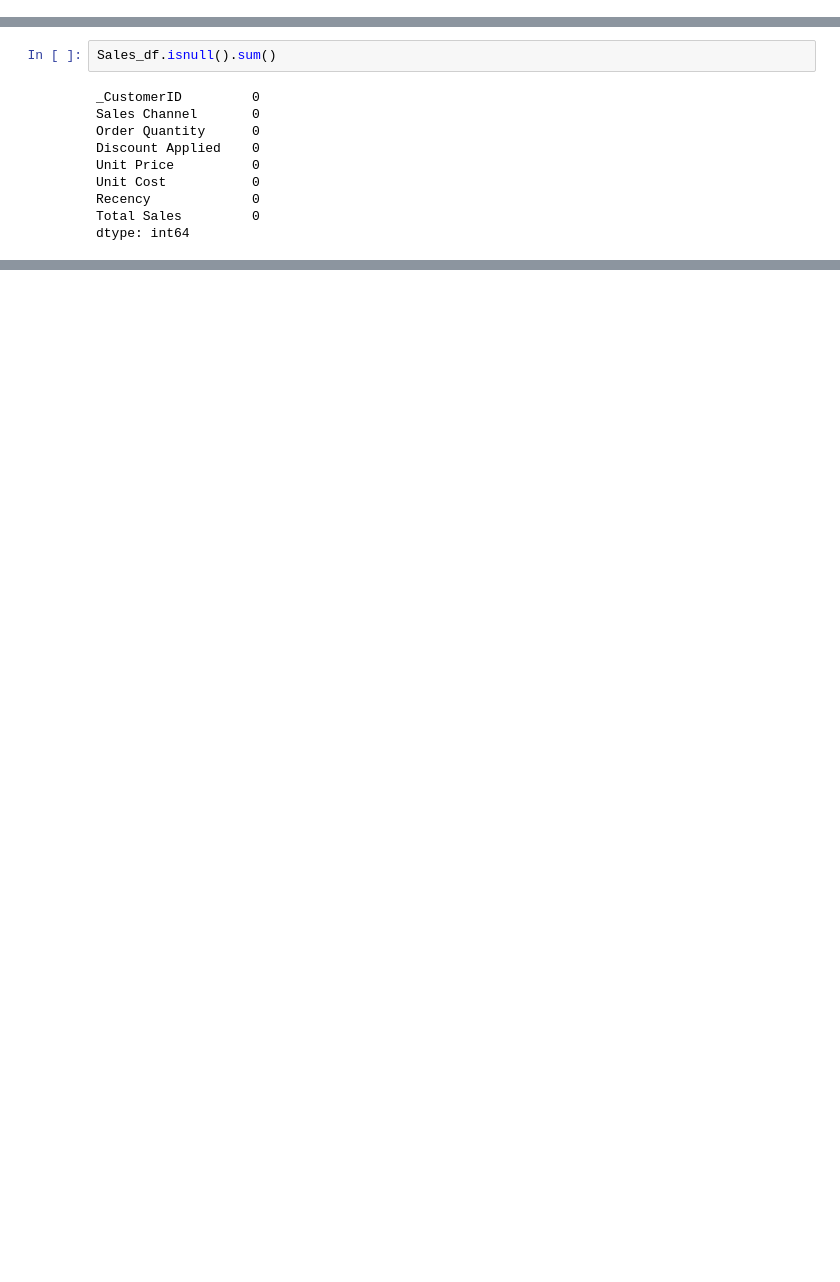
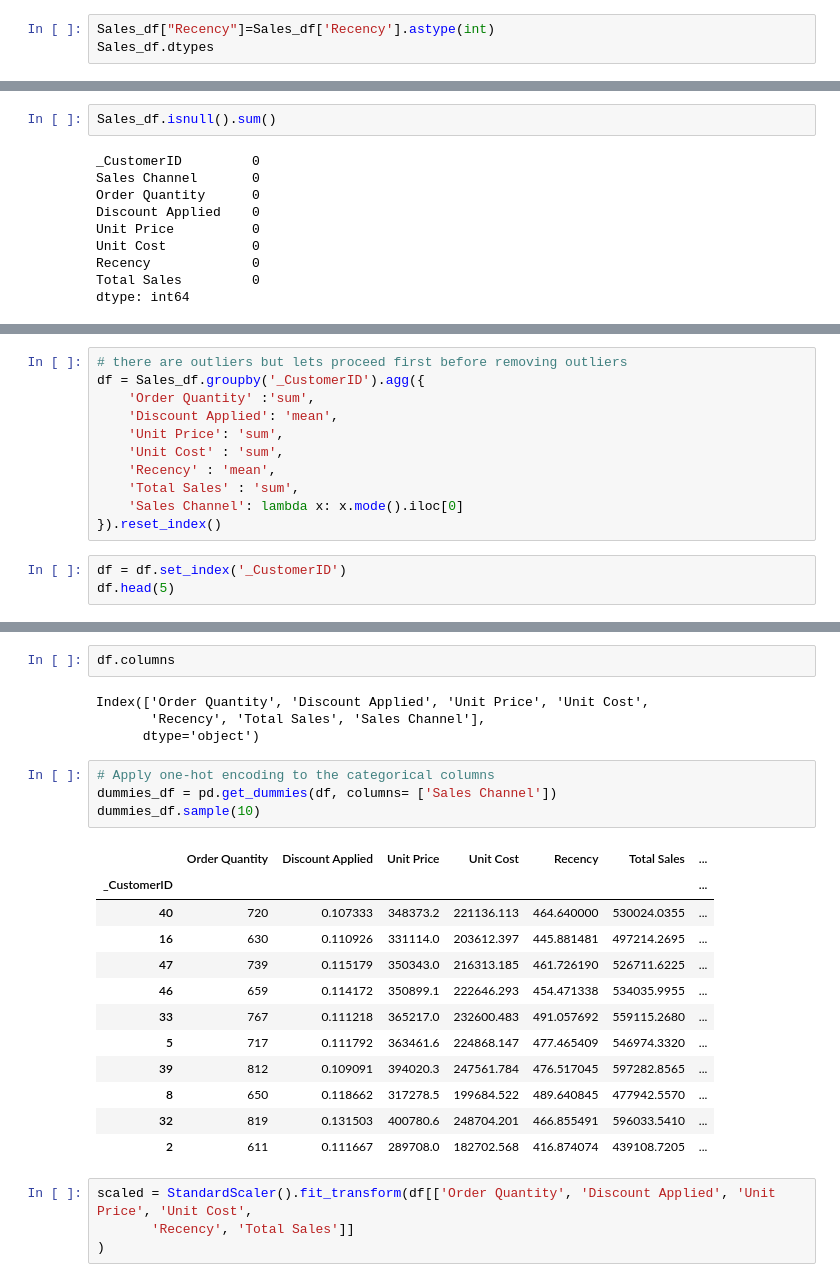
Before and after one commit to RimpleDabas/Customer-Segmentation, a Jupyter notebook: Clustering.ipynb, the cells around one changed output, grey strips where cells are left out. Saved outputs shown, nothing was run; the diff lists cells and outputs as text; blank space fills up the shorter version.

```diff
--- a/Clustering.ipynb
+++ b/Clustering.ipynb
@@ -88,3 +88,6 @@ Unit Cost                  float64
 Recency             string[python]
 Total Sales                float64
 dtype: object
+# %%
+Sales_df["Recency"]=Sales_df['Recency'].astype(int)
+Sales_df.dtypes
@@ -123,0 +172,14 @@ duplicate_rows
+# %%
+# there are outliers but lets proceed first before removing outliers
+df = Sales_df.groupby('_CustomerID').agg({
+    'Order Quantity' :'sum',
+    'Discount Applied': 'mean',
+    'Unit Price': 'sum',
+    'Unit Cost' : 'sum',
+    'Recency' : 'mean',
+    'Total Sales' : 'sum',
+    'Sales Channel': lambda x: x.mode().iloc[0]
+}).reset_index()
+# %%
+df = df.set_index('_CustomerID')
+df.head(5)
@@ -123,0 +194,27 @@ duplicate_rows
+# %%
+df.columns
+# %% [output]
+Index(['Order Quantity', 'Discount Applied', 'Unit Price', 'Unit Cost',
+       'Recency', 'Total Sales', 'Sales Channel'],
+      dtype='object')
+# %%
+# Apply one-hot encoding to the categorical columns
+dummies_df = pd.get_dummies(df, columns= ['Sales Channel'])
+dummies_df.sample(10)
+# %% [output]
+|  | Order Quantity | Discount Applied | Unit Price | Unit Cost | Recency | Total Sales | ... |
+| _CustomerID |  |  |  |  |  |  | ... |
+| 40 | 720 | 0.107333 | 348373.2 | 221136.113 | 464.640000 | 530024.0355 | ... |
+| 16 | 630 | 0.110926 | 331114.0 | 203612.397 | 445.881481 | 497214.2695 | ... |
+| 47 | 739 | 0.115179 | 350343.0 | 216313.185 | 461.726190 | 526711.6225 | ... |
+| 46 | 659 | 0.114172 | 350899.1 | 222646.293 | 454.471338 | 534035.9955 | ... |
+| 33 | 767 | 0.111218 | 365217.0 | 232600.483 | 491.057692 | 559115.2680 | ... |
+| 5 | 717 | 0.111792 | 363461.6 | 224868.147 | 477.465409 | 546974.3320 | ... |
+| 39 | 812 | 0.109091 | 394020.3 | 247561.784 | 476.517045 | 597282.8565 | ... |
+| 8 | 650 | 0.118662 | 317278.5 | 199684.522 | 489.640845 | 477942.5570 | ... |
+| 32 | 819 | 0.131503 | 400780.6 | 248704.201 | 466.855491 | 596033.5410 | ... |
+| 2 | 611 | 0.111667 | 289708.0 | 182702.568 | 416.874074 | 439108.7205 | ... |
+# %%
+scaled = StandardScaler().fit_transform(df[['Order Quantity', 'Discount Applied', 'Unit Price', 'Unit Cost',
+       'Recency', 'Total Sales']]
+)
```
Also changed, not shown: parts of 38 cells of this notebook.
